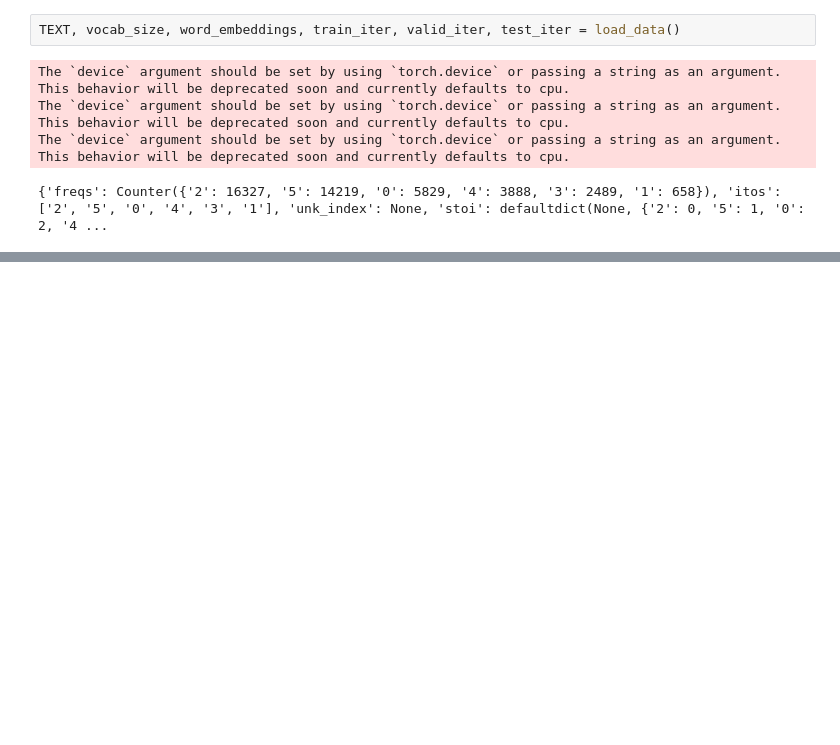
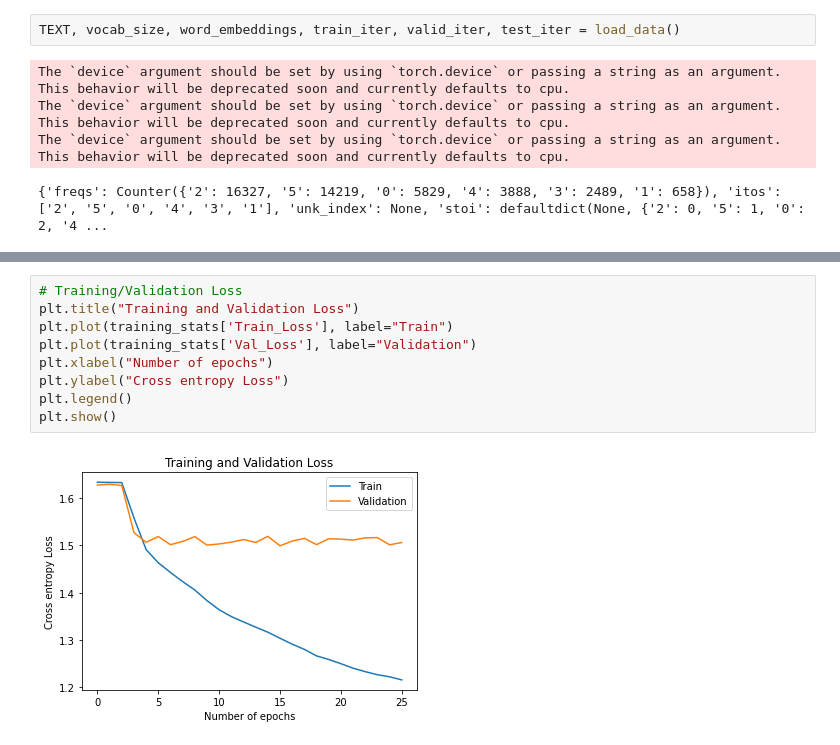
Before and after one commit to keya-desai/GoEmotions-classification, a Jupyter notebook: code/LSTM_Model-Multi-Class.ipynb, the cells around one changed output, grey strips where cells are left out. Drawn from its saved outputs; the diff is of its cells as text; blank space fills up the shorter version.

```diff
--- a/code/LSTM_Model-Multi-Class.ipynb
+++ b/code/LSTM_Model-Multi-Class.ipynb
@@ -283,0 +410,11 @@ TypeError: '<' not supported between instances of 'Example' and 'Example'
+# %%
+# Training/Validation Loss
+plt.title("Training and Validation Loss")
+plt.plot(training_stats['Train_Loss'], label="Train")
+plt.plot(training_stats['Val_Loss'], label="Validation")
+plt.xlabel("Number of epochs")
+plt.ylabel("Cross entropy Loss")
+plt.legend()
+plt.show()
+# %% [output]
+[figure, added]
```
Also changed, not shown: parts of 16 cells of this notebook, 7 other files.
